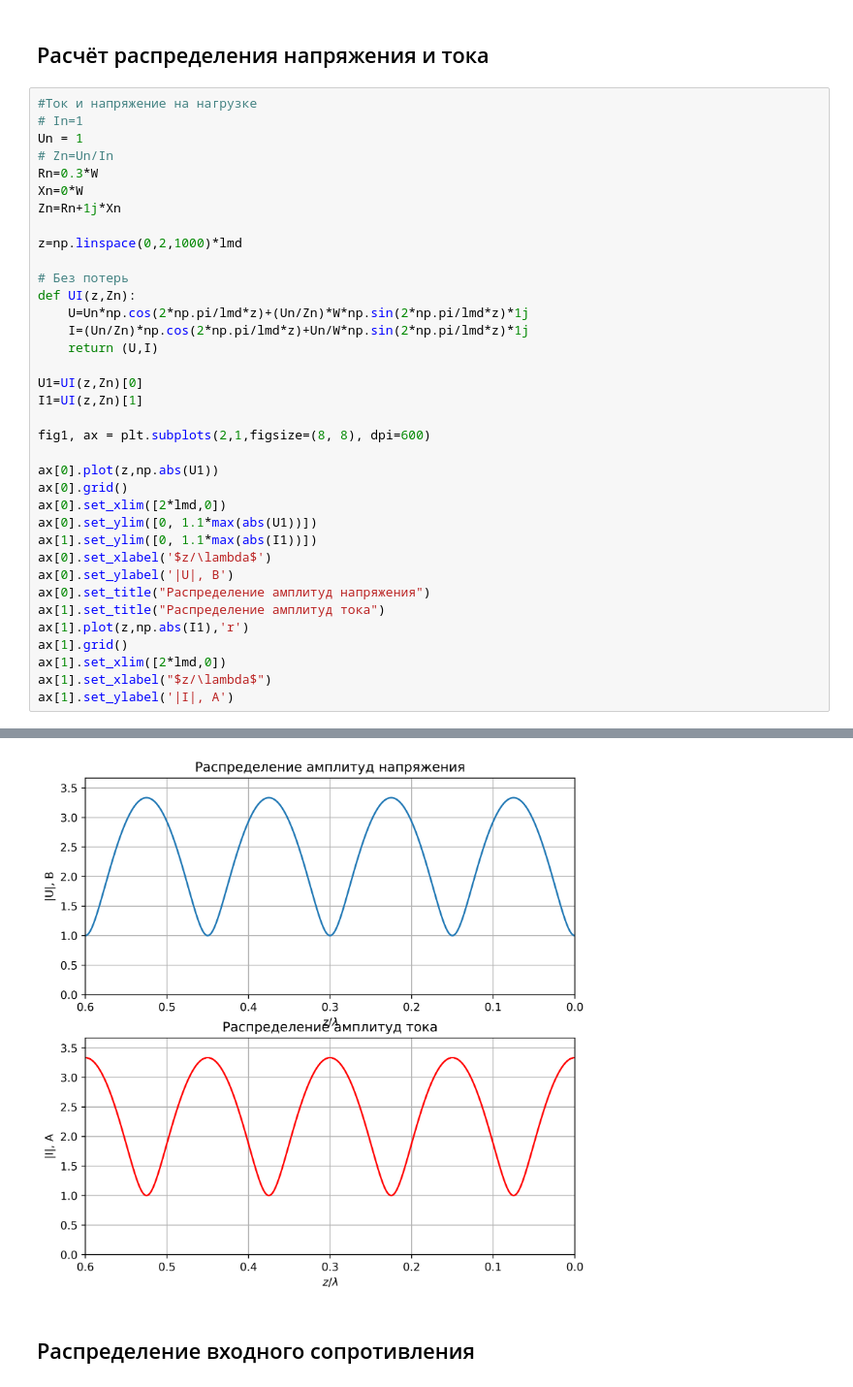
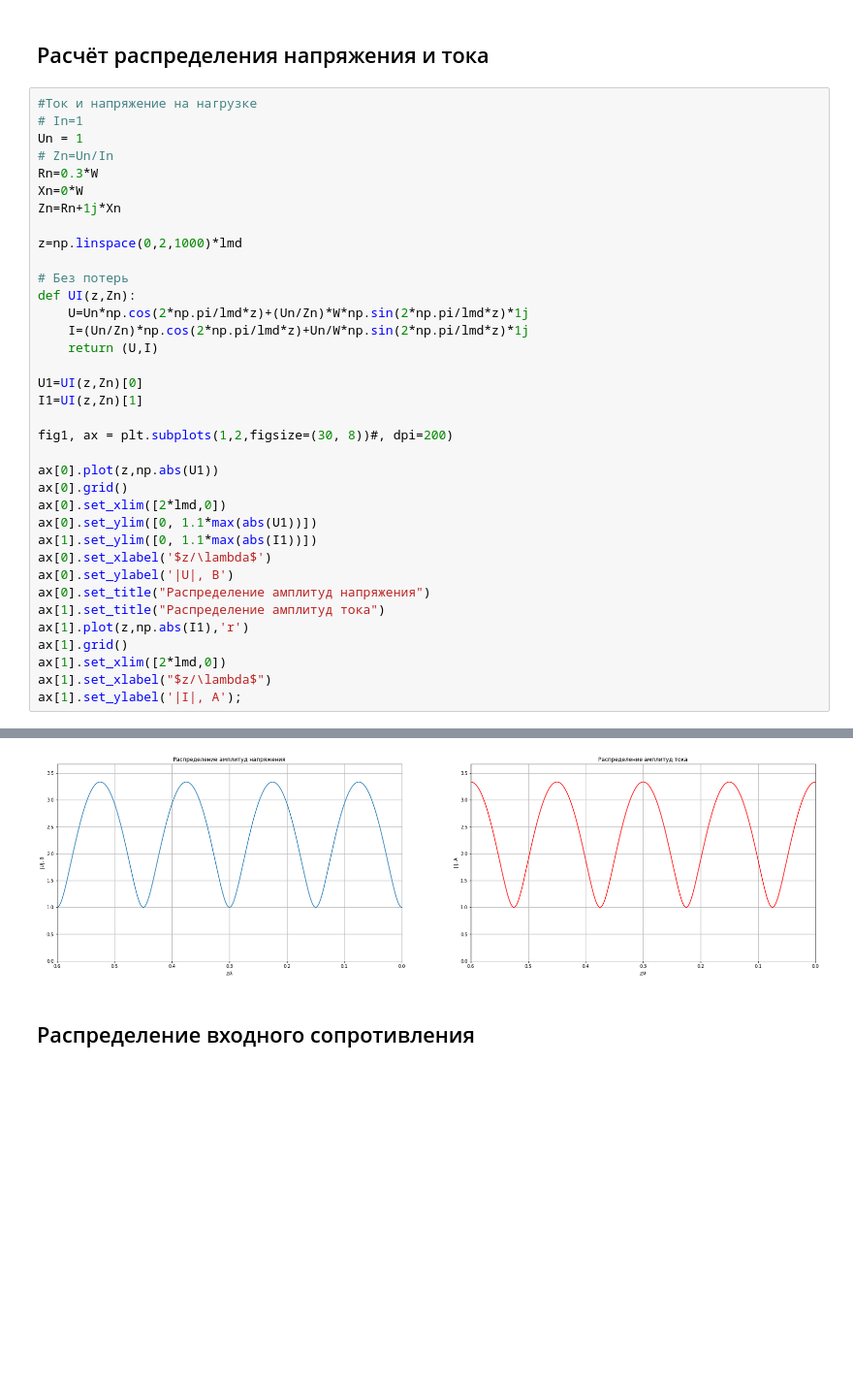
Before and after one commit to MargaritaWraith/LongLinePy, a Jupyter notebook: LongLine.ipynb, the cells around one changed output, grey strips where cells are left out. Shown at 97% size. Saved outputs shown, nothing was run; the diff lists cells and outputs as text; blank space fills up the shorter version.

```diff
--- a/LongLine.ipynb
+++ b/LongLine.ipynb
@@ -56,7 +56,7 @@ def UI(z,Zn):
 U1=UI(z,Zn)[0]
 I1=UI(z,Zn)[1]
 
-fig1, ax = plt.subplots(2,1,figsize=(8, 8), dpi=600)
+fig1, ax = plt.subplots(1,2,figsize=(30, 8))#, dpi=200)
 
 ax[0].plot(z,np.abs(U1))
 ax[0].grid()
@@ -71,5 +71,5 @@ ax[1].plot(z,np.abs(I1),'r')
 ax[1].grid()
 ax[1].set_xlim([2*lmd,0])
 ax[1].set_xlabel("$z/\lambda$")
-ax[1].set_ylabel('|I|, А')
+ax[1].set_ylabel('|I|, А');
 # %% [output]
@@ -77,4 +76,4 @@ Text(0, 0.5, '|I|, А')
-[figure, old version]
+[figure, new version]
 # %% [markdown]
 ## Распределение входного сопротивления
 # %%
```
Also changed, not shown: parts of 2 cells of this notebook.
